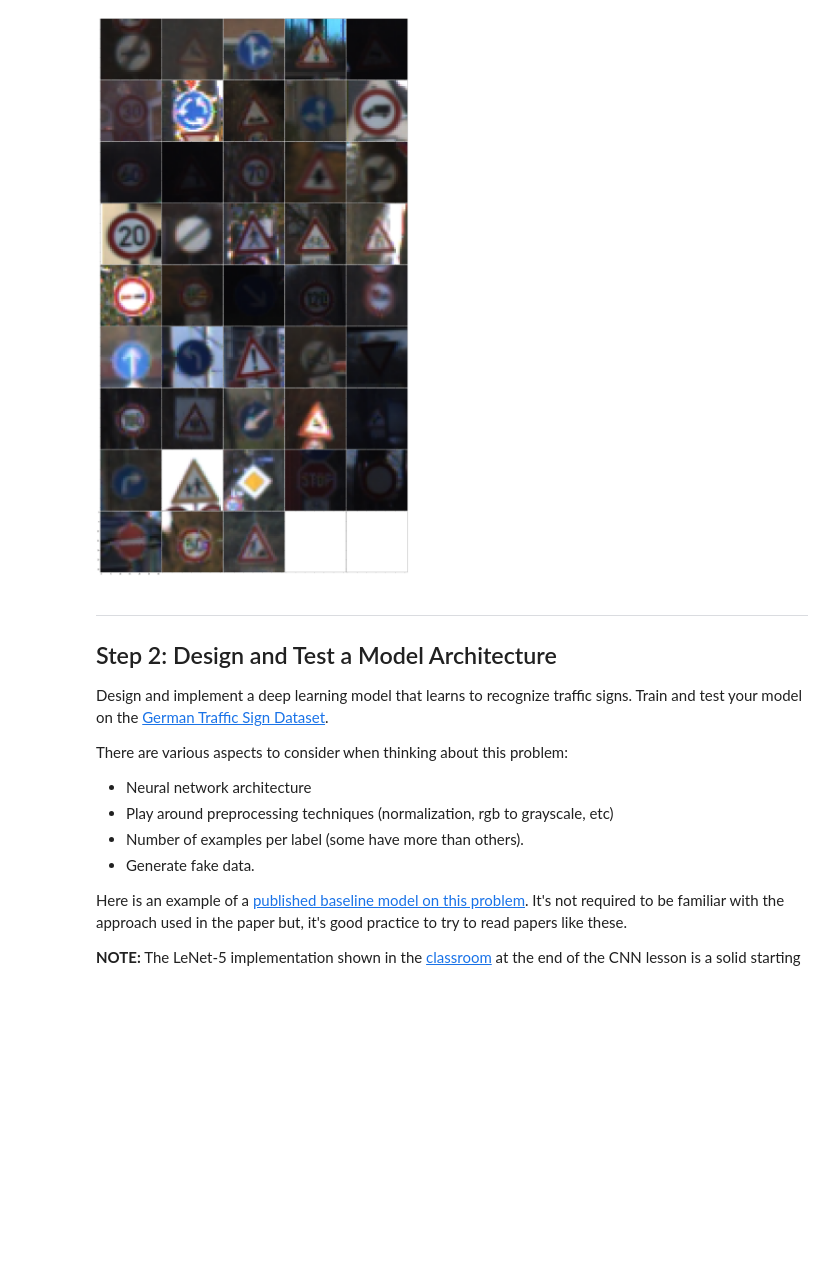
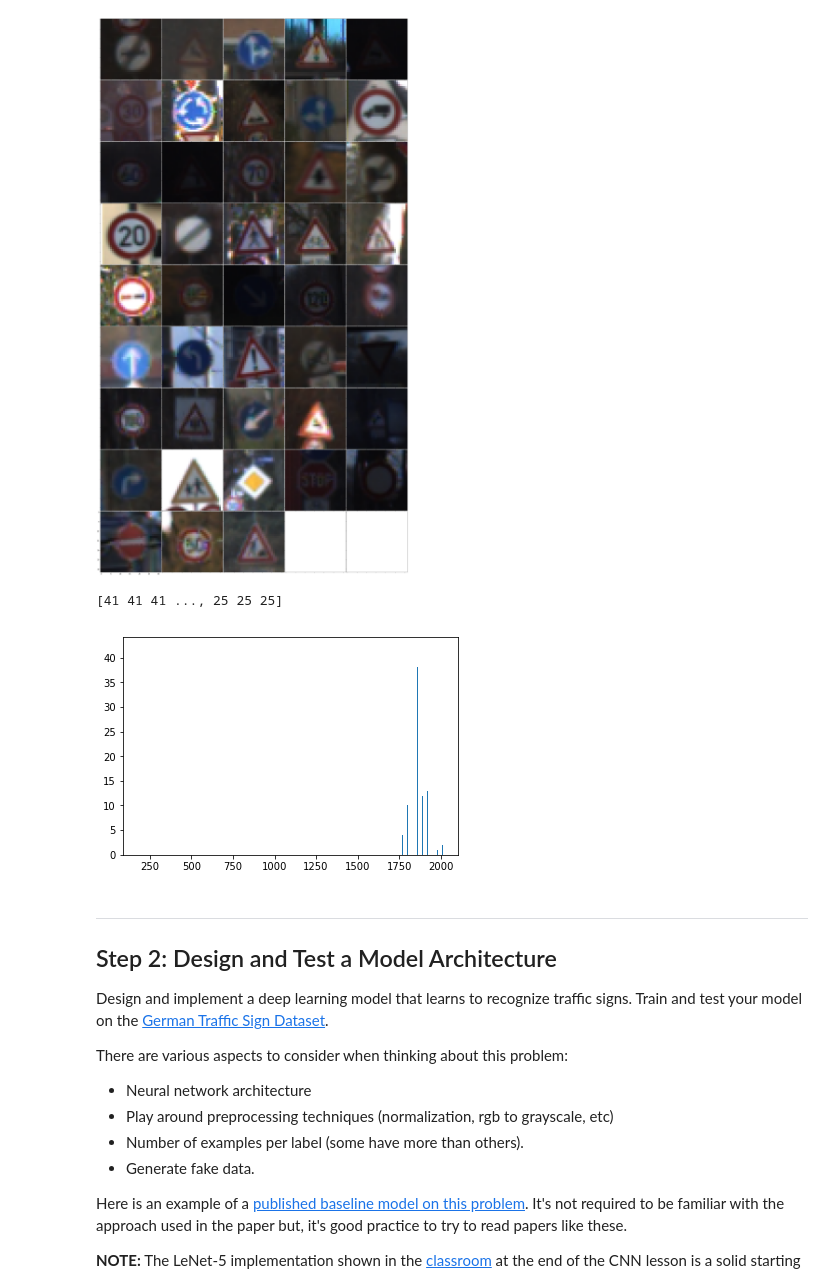
Before and after one commit to ssarangi/CarND-Traffic-Sign-Classifier-Project, a Jupyter notebook: Traffic_Sign_Classifier.ipynb, the cells around one changed output. Saved outputs shown, nothing was run; the diff lists cells and outputs as text; code cells hidden in the pictures; blank space fills up the shorter version.

Commit message:
Histogram plot is incorrect. Need to fix it properly

```diff
--- a/Traffic_Sign_Classifier.ipynb
+++ b/Traffic_Sign_Classifier.ipynb
@@ -125,6 +125,15 @@ plt.show()
 [figure]
 # %%
 # Draw a histogram of how many features we have per label
+print(train['labels'])
+bincounts = np.bincount(train['labels'])
+bincounts = bincounts[train['labels']]
+fig, ax = plt.subplots()
+ax.bar(bincounts, train['labels'])
+plt.show()
+# %% [output]
+[41 41 41 ..., 25 25 25]
+[figure, added]
 # %% [markdown]
 ----
 
```
